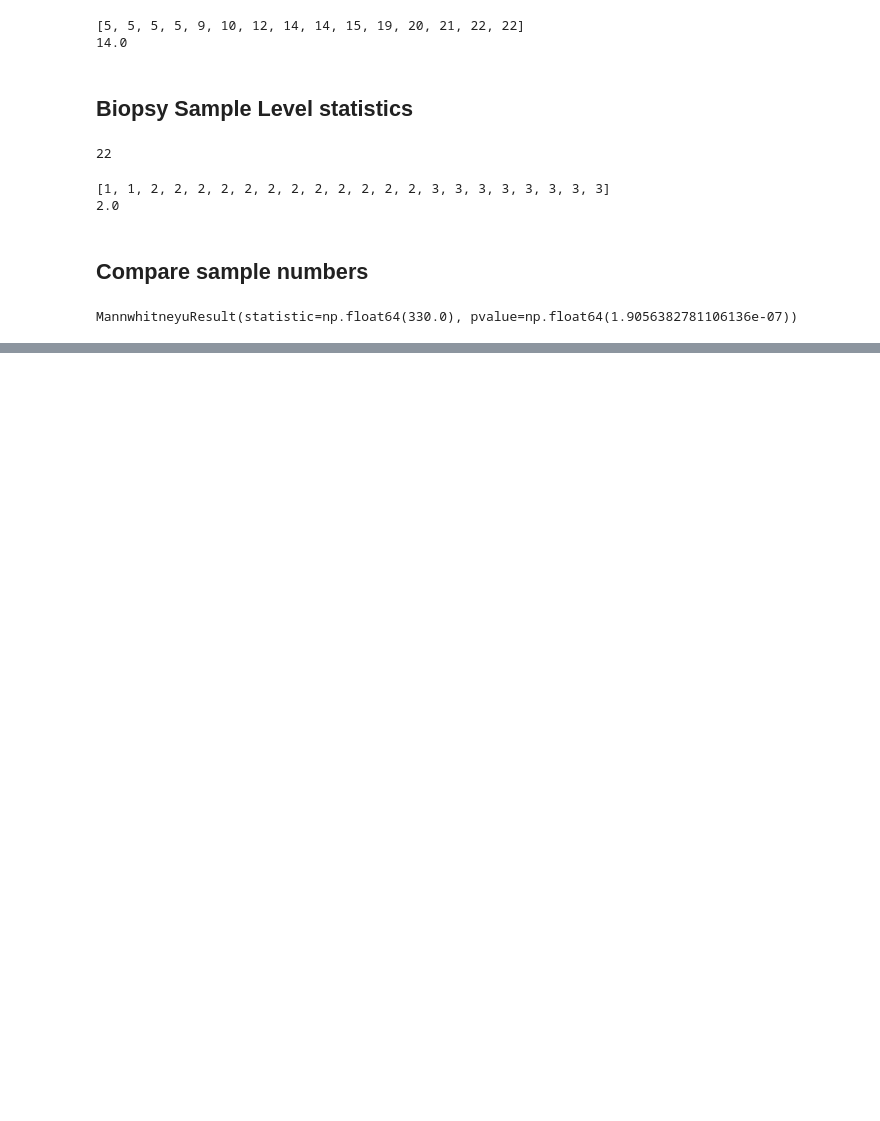
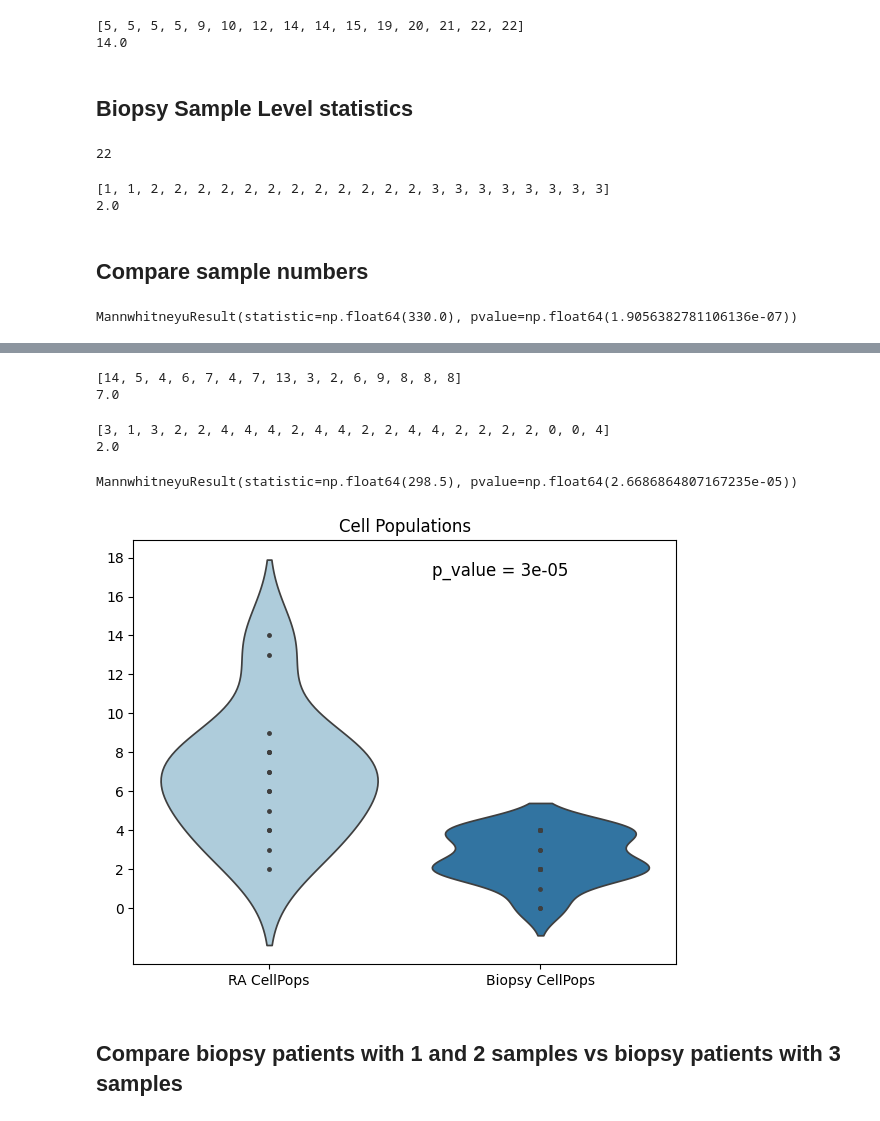
Before and after one commit to getzlab/Rapid_Autopsy_Convergent_Evolution, a Jupyter notebook: Extended Data Figure 2/ExtendedData_RA_Biopsy_Comparison.ipynb, the cells around one changed output, grey strips where cells are left out. Saved outputs shown, nothing was run; the diff lists cells and outputs as text; code cells hidden in the pictures; blank space fills up the shorter version.

Commit message:
added cell population accounting

```diff
--- a/Extended Data Figure 2/ExtendedData_RA_Biopsy_Comparison.ipynb
+++ b/Extended Data Figure 2/ExtendedData_RA_Biopsy_Comparison.ipynb
@@ -110,7 +110,7 @@ workspace = 'broad-firecloud-ibmwatson/CDK4-Resistance-Combined'
 pcyc_wm = dalmatian.WorkspaceManager(workspace)
 pcyc_wm_patients_df = pcyc_wm.get_participants()
 
-test_get_cell_pops = pcyc_wm_patients_df[~pcyc_wm_patients_df['phylo_abundances_tsv_updated'].isna()]['phylo_abundances_tsv_updated']
+biopsy_get_cell_pops = pcyc_wm_patients_df[~pcyc_wm_patients_df['phylo_abundances_tsv_updated'].isna()]['phylo_abundances_tsv_updated']
 # %%
 prepost_proximal_samples = ['MGH0001-APCCD', 'MGH0001-APCCX',
 
@@ -205,0 +233,6 @@ MannwhitneyuResult(statistic=np.float64(330.0), pvalue=np.float64(1.905638278110
+# %%
+autopsy_cell_pops = []
+
+for cell_pop in cellpops:
+    transpose_cell_pop=format_cell_pop_df(cell_pop)
+    autopsy_cell_pops.append(transpose_cell_pop)
@@ -205,0 +254,71 @@ MannwhitneyuResult(statistic=np.float64(330.0), pvalue=np.float64(1.905638278110
+# %%
+pat_cell_pops=[]
+for df in autopsy_cell_pops:
+    pat_cell_pops.append(get_all_cell_pops(df, 10))
+
+## remove CL1 but keep CL1_
+no_clonal_clusts_RA=[]
+
+for vals in pat_cell_pops:
+    new_vals=[]
+    for val in vals:
+        if val!='CL1':
+            new_vals.append(val)
+
+    no_clonal_clusts_RA.append(new_vals)
+
+
+RA_length=[len(cell_pop) for cell_pop in no_clonal_clusts_RA]
+print(RA_length)
+print(np.median(RA_length))
+# %% [output]
+[14, 5, 4, 6, 7, 4, 7, 13, 3, 2, 6, 9, 8, 8, 8]
+7.0
+# %%
+paired_biopsy_pat_cell_pops=[]
+for df in paired_biopsy_cell_pops:
+    paired_biopsy_pat_cell_pops.append(get_all_cell_pops(df, 10))
+
+## remove CL1 but keep CL_
+no_clonal_clusts_paired_biopsy=[]
+
+for vals in paired_biopsy_pat_cell_pops:
+    new_vals=[]
+    for val in vals:
+        if val!='CL1':
+            new_vals.append(val)
+
+    no_clonal_clusts_paired_biopsy.append(new_vals)
+
+
+biopsy_length=[len(cell_pop) for cell_pop in no_clonal_clusts_paired_biopsy]
+print(biopsy_length)
+print(np.median(biopsy_length))
+# %% [output]
+[3, 1, 3, 2, 2, 4, 4, 4, 2, 4, 4, 2, 2, 4, 4, 2, 2, 2, 2, 0, 0, 4]
+2.0
+# %%
+stats.mannwhitneyu(RA_length, biopsy_length)
+# %% [output]
+MannwhitneyuResult(statistic=np.float64(298.5), pvalue=np.float64(2.6686864807167235e-05))
+# %%
+compared_cell_pops=pd.DataFrame({'RA CellPops': pd.Series(RA_length),
+                 'Biopsy CellPops': pd.Series(biopsy_length)})
+# %%
+fig,ax1 = plt.subplots(nrows=1, ncols=1, figsize=(6, 5))
+ax1.set_yticks([0,2,4,6,8,10,12,14,16,18,20,22])
+sns.violinplot(data=compared_cell_pops,inner="point",orient='v',ax=ax1,palette=sns.color_palette('Paired'),
+              native_scale=True).set_title("Cell Populations" )
+
+stat, p_val = stats.mannwhitneyu(RA_length, biopsy_length)
+
+x_coord = 0.55 * (ax1.get_xlim()[1] - ax1.get_xlim()[0]) + ax1.get_xlim()[0]
+y_coord = 0.95 * (ax1.get_ylim()[1] - ax1.get_ylim()[0]) + ax1.get_ylim()[0]
+ax1.text(x=x_coord, y=y_coord, s="p_value = " + str(round(p_val,5)), ha='left', va='top', fontsize=12)
+fig.tight_layout()
+
+fig.savefig('Cell_population_comparison_violinplot_with_pval.svg')
+# %% [output]
+[figure, added]
+# %% [markdown]
+## Compare biopsy patients with 1 and 2 samples vs biopsy patients with 3 samples
```
Also changed, not shown: parts of 9 cells of this notebook, 1 other file.
